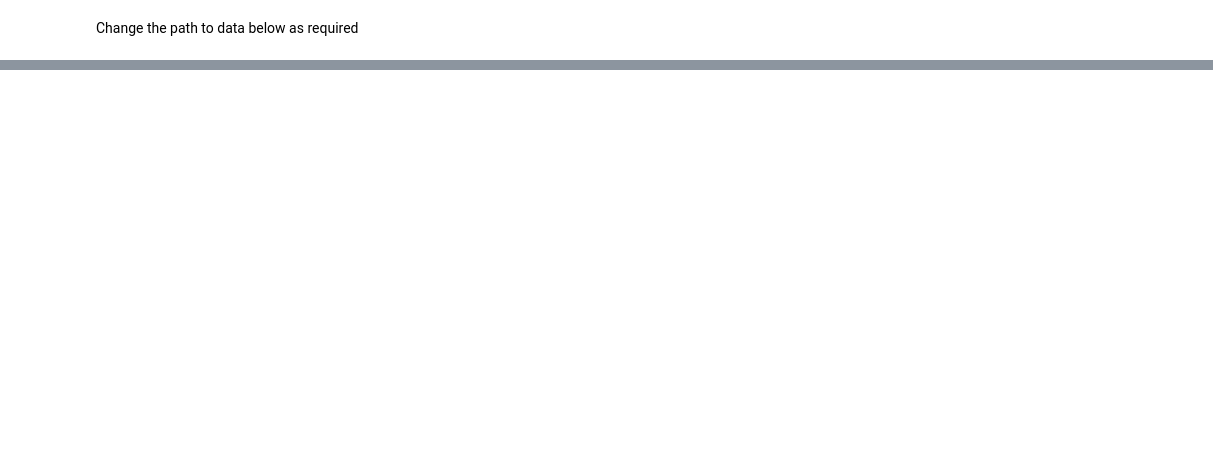
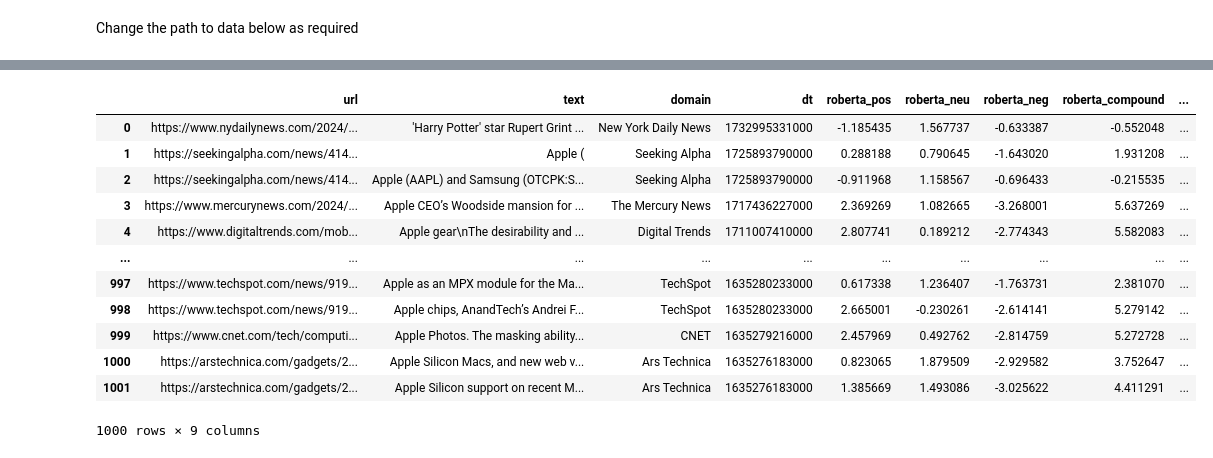
Before and after one commit to archiegerry/group-project, a Jupyter notebook: Sentiment Analysis/pipeline.ipynb, the cells around one changed output, grey strips where cells are left out. Cells and saved outputs as stored; diff of their text form; code cells hidden in the pictures; blank space fills up the shorter version.

```diff
--- a/Sentiment Analysis/pipeline.ipynb
+++ b/Sentiment Analysis/pipeline.ipynb
@@ -136,3 +163,19 @@ Token indices sequence length is longer than the specified maximum sequence leng
+# %%
+s3.upload_all("processed/news/twitter_roberta/")
+# %% [output]
+|  | url | text | domain | dt | roberta_pos | roberta_neu | roberta_neg | roberta_compound | ... |
+| 0 | https://www.nydailynews.com/2024/... | 'Harry Potter' star Rupert Grint ... | New York Daily News | 1732995331000 | -1.185435 | 1.567737 | -0.633387 | -0.552048 | ... |
+| 1 | https://seekingalpha.com/news/414... | Apple ( | Seeking Alpha | 1725893790000 | 0.288188 | 0.790645 | -1.643020 | 1.931208 | ... |
+| 2 | https://seekingalpha.com/news/414... | Apple (AAPL) and Samsung (OTCPK:S... | Seeking Alpha | 1725893790000 | -0.911968 | 1.158567 | -0.696433 | -0.215535 | ... |
+| 3 | https://www.mercurynews.com/2024/... | Apple CEO’s Woodside mansion for ... | The Mercury News | 1717436227000 | 2.369269 | 1.082665 | -3.268001 | 5.637269 | ... |
+| 4 | https://www.digitaltrends.com/mob... | Apple gear\nThe desirability and ... | Digital Trends | 1711007410000 | 2.807741 | 0.189212 | -2.774343 | 5.582083 | ... |
+| ... | ... | ... | ... | ... | ... | ... | ... | ... | ... |
+| 997 | https://www.techspot.com/news/919... | Apple as an MPX module for the Ma... | TechSpot | 1635280233000 | 0.617338 | 1.236407 | -1.763731 | 2.381070 | ... |
+| 998 | https://www.techspot.com/news/919... | Apple chips, AnandTech’s Andrei F... | TechSpot | 1635280233000 | 2.665001 | -0.230261 | -2.614141 | 5.279142 | ... |
+| 999 | https://www.cnet.com/tech/computi... | Apple Photos. The masking ability... | CNET | 1635279216000 | 2.457969 | 0.492762 | -2.814759 | 5.272728 | ... |
+| 1000 | https://arstechnica.com/gadgets/2... | Apple Silicon Macs, and new web v... | Ars Technica | 1635276183000 | 0.823065 | 1.879509 | -2.929582 | 3.752647 | ... |
+| 1001 | https://arstechnica.com/gadgets/2... | Apple Silicon support on recent M... | Ars Technica | 1635276183000 | 1.385669 | 1.493086 | -3.025622 | 4.411291 | ... |
+1000 rows × 9 columns
 # %%
 #Roberta ENSEMBLE MODEL
 
```
Also changed, not shown: parts of 9 cells of this notebook.
